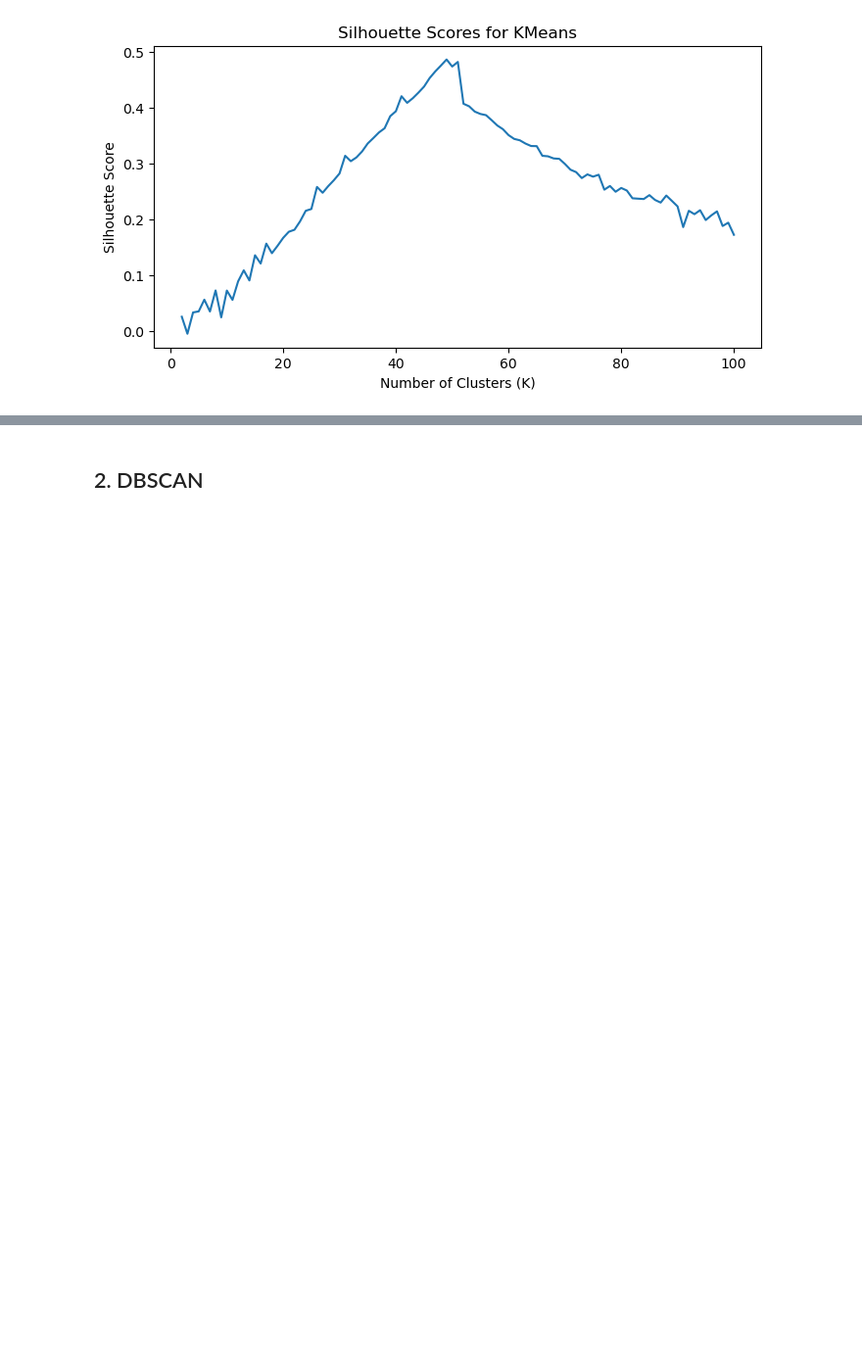
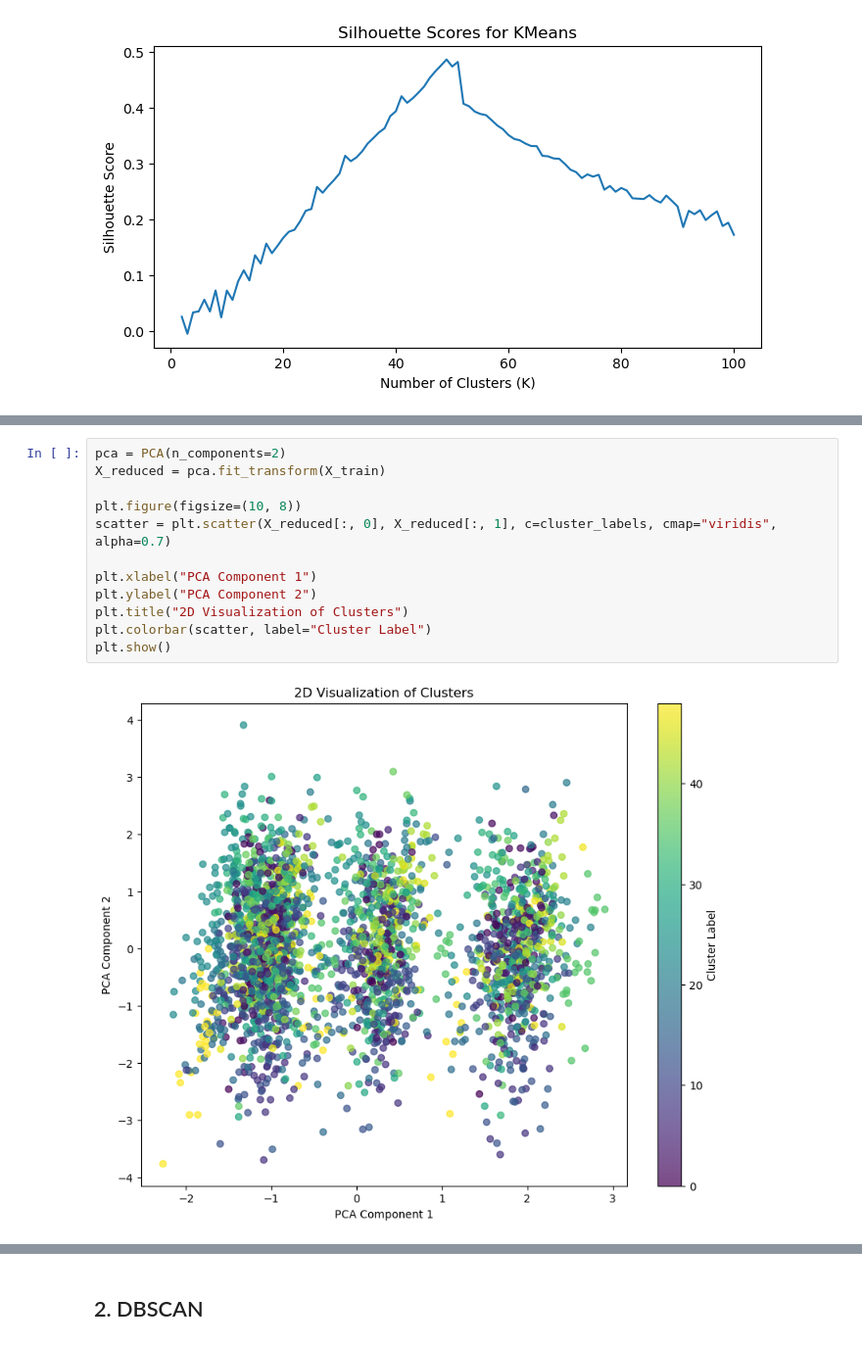
Before and after one commit to yxiaoaz/churn_prediction, a Jupyter notebook: unsupervised.ipynb, the cells around one changed output, grey strips where cells are left out. Shown at 98% size. Saved outputs shown, nothing was run; the diff lists cells and outputs as text; blank space fills up the shorter version.

```diff
--- a/unsupervised.ipynb
+++ b/unsupervised.ipynb
@@ -401,0 +369,14 @@ Cluster Summary with Churn Label:
+# %%
+pca = PCA(n_components=2)
+X_reduced = pca.fit_transform(X_train)
+
+plt.figure(figsize=(10, 8))
+scatter = plt.scatter(X_reduced[:, 0], X_reduced[:, 1], c=cluster_labels, cmap="viridis", alpha=0.7)
+
+plt.xlabel("PCA Component 1")
+plt.ylabel("PCA Component 2")
+plt.title("2D Visualization of Clusters")
+plt.colorbar(scatter, label="Cluster Label")
+plt.show()
+# %% [output]
+[figure, added]
```
Also changed, not shown: parts of 43 cells of this notebook.
